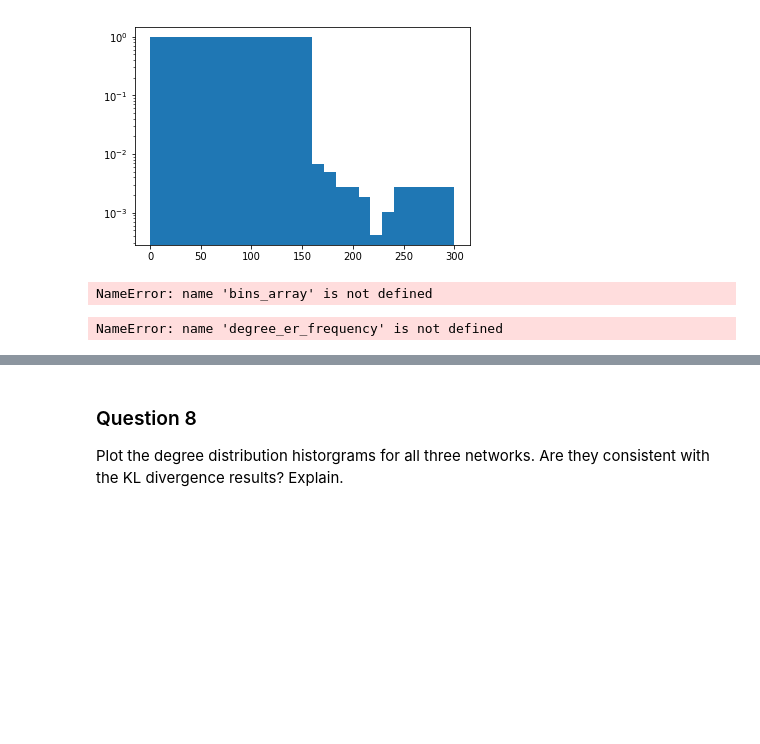
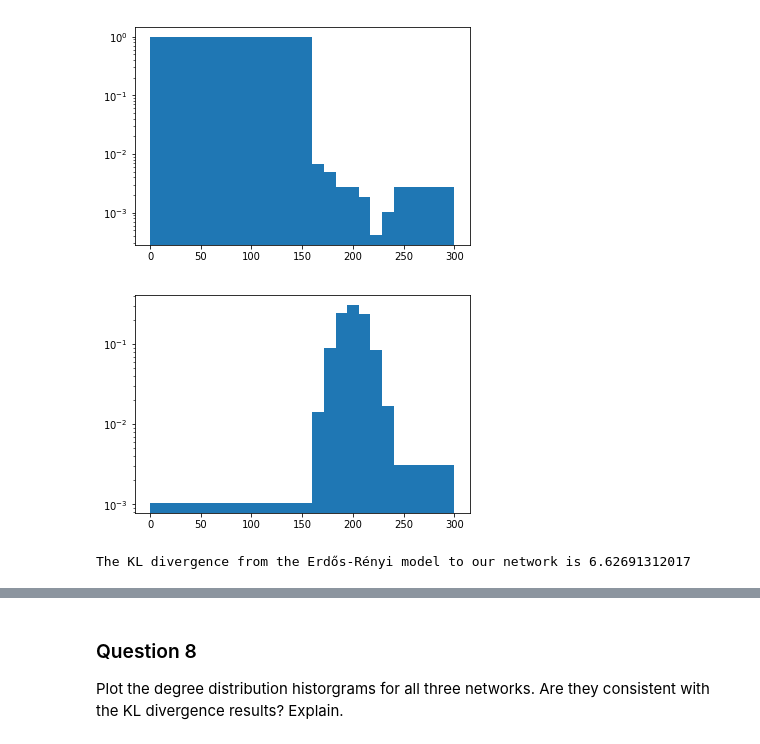
Before and after one commit to illorens/NTDS, a Jupyter notebook: 2_network_models.ipynb, the cells around one changed output, grey strips where cells are left out. Drawn from its saved outputs; the diff is of its cells as text; code cells hidden in the pictures; blank space fills up the shorter version.

Commit message:
potential solution for question 7 errors

```diff
--- a/2_network_models.ipynb
+++ b/2_network_models.ipynb
@@ -319,13 +319,13 @@ degree_imdb_frequency_er, degree_imdb_bins_er, _  = plt.hist(degree_imdb, weight
 # %% [output]
 [figure]
 # %%
-degree_er_frequency, degree_er_bins, _ = plt.hist(degree_er, weights=weights_er, bins=bins_array,log=True)
+degree_er_frequency, degree_er_bins, _ = plt.hist(degree_er, weights=weights_er, bins=bins_array_er,log=True)
 # %% [output]
-NameError: name 'bins_array' is not defined
+[figure, added]
 # %%
 print('The KL divergence from the Erdős-Rényi model to our network is '+ str(kl_divergence(degree_imdb_frequency_er,degree_er_frequency)))
 # %% [output]
-NameError: name 'degree_er_frequency' is not defined
+The KL divergence from the Erdős-Rényi model to our network is 6.62691312017
 # %%
 bins_array_ba = [0]
 bins_array_ba.extend(np.linspace(70,250,24).tolist())
```
Also changed, not shown: parts of 2 cells of this notebook.
